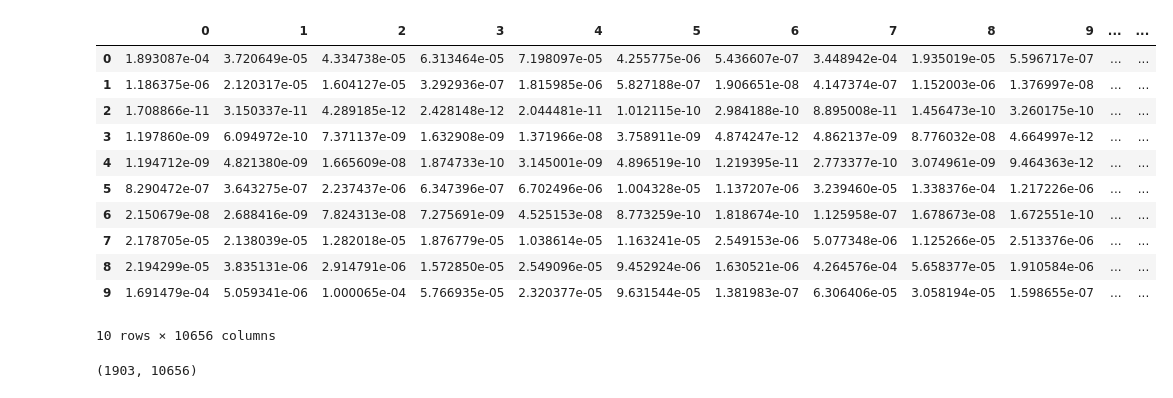
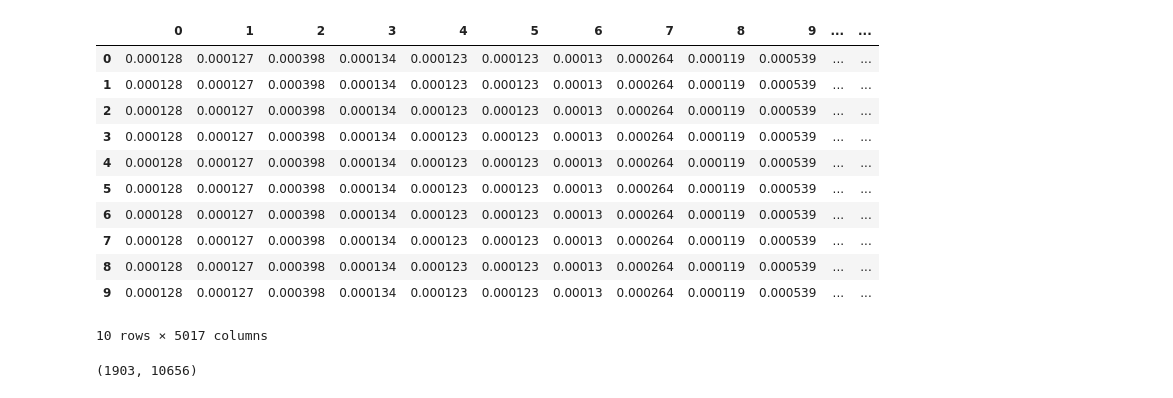
Before and after one commit to dtsbourg/BiFocalE, a Jupyter notebook: notebook/Inspect Predictions - Method Naming.ipynb, the cells around one changed output. Drawn from its saved outputs; the diff is of its cells as text; code cells hidden in the pictures.

```diff
--- a/notebook/Inspect Predictions - Method Naming.ipynb
+++ b/notebook/Inspect Predictions - Method Naming.ipynb
@@ -9,25 +9,26 @@ import matplotlib.pyplot as plt
 import networkx as nx
 # %%
 #path = '../../bert-cmp/bert/'
-path = '../large-corpus/'
+#path = '../large-corpus/'
 #path = '../mid-corpus/'
 #path = '../sparse/'
+path = '../java/'
 # %%
-results_df = pd.read_csv(path+'cls_output-methodname-lg/test_results.tsv', header=None, sep='\t')
+results_df = pd.read_csv(path+'cls_output-methodname/test_results.tsv', header=None, sep='\t')
 results_df.head(10)
 # %% [output]
 |  | 0 | 1 | 2 | 3 | 4 | 5 | 6 | 7 | 8 | 9 | ... | ... |
-| 0 | 1.893087e-04 | 3.720649e-05 | 4.334738e-05 | 6.313464e-05 | 7.198097e-05 | 4.255775e-06 | 5.436607e-07 | 3.448942e-04 | 1.935019e-05 | 5.596717e-07 | ... | ... |
-| 1 | 1.186375e-06 | 2.120317e-05 | 1.604127e-05 | 3.292936e-07 | 1.815985e-06 | 5.827188e-07 | 1.906651e-08 | 4.147374e-07 | 1.152003e-06 | 1.376997e-08 | ... | ... |
-| 2 | 1.708866e-11 | 3.150337e-11 | 4.289185e-12 | 2.428148e-12 | 2.044481e-11 | 1.012115e-10 | 2.984188e-10 | 8.895008e-11 | 1.456473e-10 | 3.260175e-10 | ... | ... |
-| 3 | 1.197860e-09 | 6.094972e-10 | 7.371137e-09 | 1.632908e-09 | 1.371966e-08 | 3.758911e-09 | 4.874247e-12 | 4.862137e-09 | 8.776032e-08 | 4.664997e-12 | ... | ... |
-| 4 | 1.194712e-09 | 4.821380e-09 | 1.665609e-08 | 1.874733e-10 | 3.145001e-09 | 4.896519e-10 | 1.219395e-11 | 2.773377e-10 | 3.074961e-09 | 9.464363e-12 | ... | ... |
-| 5 | 8.290472e-07 | 3.643275e-07 | 2.237437e-06 | 6.347396e-07 | 6.702496e-06 | 1.004328e-05 | 1.137207e-06 | 3.239460e-05 | 1.338376e-04 | 1.217226e-06 | ... | ... |
-| 6 | 2.150679e-08 | 2.688416e-09 | 7.824313e-08 | 7.275691e-09 | 4.525153e-08 | 8.773259e-10 | 1.818674e-10 | 1.125958e-07 | 1.678673e-08 | 1.672551e-10 | ... | ... |
-| 7 | 2.178705e-05 | 2.138039e-05 | 1.282018e-05 | 1.876779e-05 | 1.038614e-05 | 1.163241e-05 | 2.549153e-06 | 5.077348e-06 | 1.125266e-05 | 2.513376e-06 | ... | ... |
-| 8 | 2.194299e-05 | 3.835131e-06 | 2.914791e-06 | 1.572850e-05 | 2.549096e-05 | 9.452924e-06 | 1.630521e-06 | 4.264576e-04 | 5.658377e-05 | 1.910584e-06 | ... | ... |
-| 9 | 1.691479e-04 | 5.059341e-06 | 1.000065e-04 | 5.766935e-05 | 2.320377e-05 | 9.631544e-05 | 1.381983e-07 | 6.306406e-05 | 3.058194e-05 | 1.598655e-07 | ... | ... |
+| 0 | 0.000128 | 0.000127 | 0.000398 | 0.000134 | 0.000123 | 0.000123 | 0.00013 | 0.000264 | 0.000119 | 0.000539 | ... | ... |
+| 1 | 0.000128 | 0.000127 | 0.000398 | 0.000134 | 0.000123 | 0.000123 | 0.00013 | 0.000264 | 0.000119 | 0.000539 | ... | ... |
+| 2 | 0.000128 | 0.000127 | 0.000398 | 0.000134 | 0.000123 | 0.000123 | 0.00013 | 0.000264 | 0.000119 | 0.000539 | ... | ... |
+| 3 | 0.000128 | 0.000127 | 0.000398 | 0.000134 | 0.000123 | 0.000123 | 0.00013 | 0.000264 | 0.000119 | 0.000539 | ... | ... |
+| 4 | 0.000128 | 0.000127 | 0.000398 | 0.000134 | 0.000123 | 0.000123 | 0.00013 | 0.000264 | 0.000119 | 0.000539 | ... | ... |
+| 5 | 0.000128 | 0.000127 | 0.000398 | 0.000134 | 0.000123 | 0.000123 | 0.00013 | 0.000264 | 0.000119 | 0.000539 | ... | ... |
+| 6 | 0.000128 | 0.000127 | 0.000398 | 0.000134 | 0.000123 | 0.000123 | 0.00013 | 0.000264 | 0.000119 | 0.000539 | ... | ... |
+| 7 | 0.000128 | 0.000127 | 0.000398 | 0.000134 | 0.000123 | 0.000123 | 0.00013 | 0.000264 | 0.000119 | 0.000539 | ... | ... |
+| 8 | 0.000128 | 0.000127 | 0.000398 | 0.000134 | 0.000123 | 0.000123 | 0.00013 | 0.000264 | 0.000119 | 0.000539 | ... | ... |
+| 9 | 0.000128 | 0.000127 | 0.000398 | 0.000134 | 0.000123 | 0.000123 | 0.00013 | 0.000264 | 0.000119 | 0.000539 | ... | ... |
-10 rows × 10656 columns
+10 rows × 5017 columns
 # %%
 results_df.shape
 # %% [output]
```
